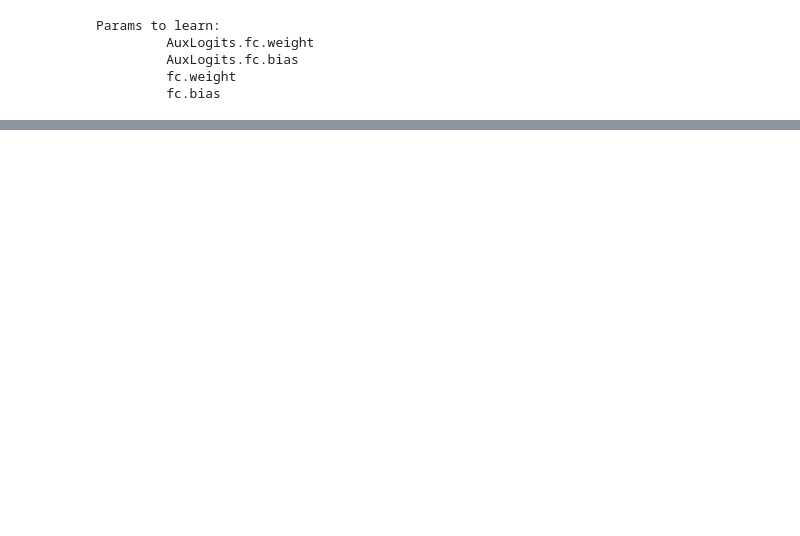
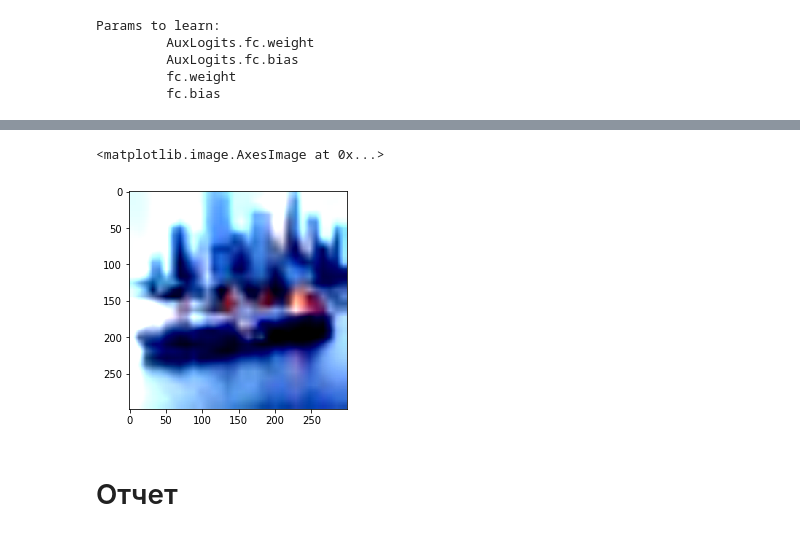
Before and after one commit to makci97/learning-deep-learning, a Jupyter notebook: homeworks/01_cnn_classifier/01_cnn_classifier.ipynb, the cells around one changed output, grey strips where cells are left out. Cells and saved outputs as stored; diff of their text form; code cells hidden in the pictures; blank space fills up the shorter version.

```diff
--- a/homeworks/01_cnn_classifier/01_cnn_classifier.ipynb
+++ b/homeworks/01_cnn_classifier/01_cnn_classifier.ipynb
@@ -864,0 +557,7 @@ Accuracy of the network on the 10000 val images: 77.06%
+# %%
+plt.imshow(np.clip(img, 0, 1))
+# %% [output]
+<matplotlib.image.AxesImage at 0x...>
+[figure, added]
+# %% [markdown]
+# Отчет
```
Also changed, not shown: parts of 103 cells of this notebook.
